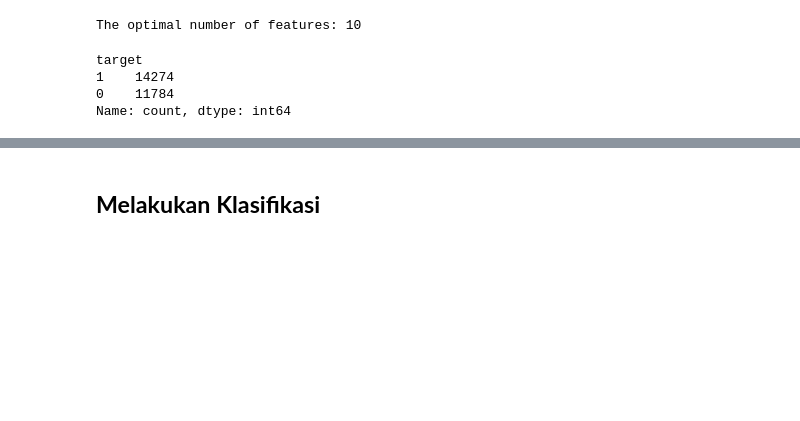
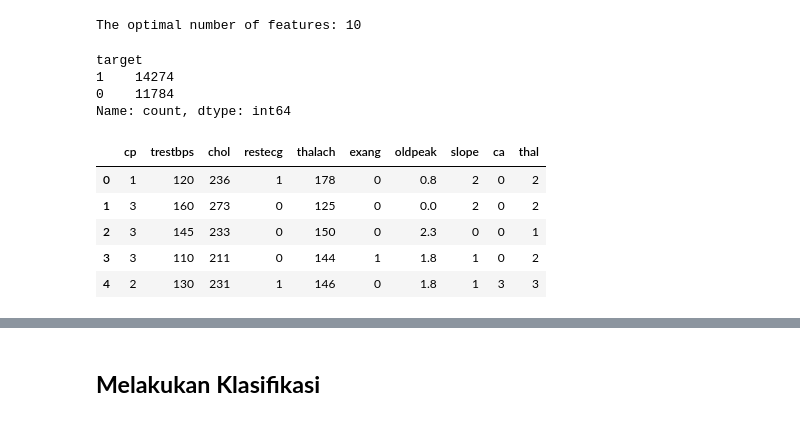
Before and after one commit to Hajranazbytama/tsdn24, a Jupyter notebook: Model_Prediction/hipertensi.ipynb, the cells around one changed output, grey strips where cells are left out. Saved outputs shown, nothing was run; the diff lists cells and outputs as text; code cells hidden in the pictures; blank space fills up the shorter version.

Commit message:
Menambahkan head Xtrain

```diff
--- a/Model_Prediction/hipertensi.ipynb
+++ b/Model_Prediction/hipertensi.ipynb
@@ -156,3 +156,12 @@ X_train, X_test, y_train, y_test = train_test_split(X_selected, y, test_size=0.2
 ##Mengatasi imbalance data
 smote = SMOTE(random_state=42)
 X_train, y_train = smote.fit_resample(X_train, y_train)
+# %%
+X_train.head()
+# %% [output]
+|  | cp | trestbps | chol | restecg | thalach | exang | oldpeak | slope | ca | thal |
+| 0 | 1 | 120 | 236 | 1 | 178 | 0 | 0.8 | 2 | 0 | 2 |
+| 1 | 3 | 160 | 273 | 0 | 125 | 0 | 0.0 | 2 | 0 | 2 |
+| 2 | 3 | 145 | 233 | 0 | 150 | 0 | 2.3 | 0 | 0 | 1 |
+| 3 | 3 | 110 | 211 | 0 | 144 | 1 | 1.8 | 1 | 0 | 2 |
+| 4 | 2 | 130 | 231 | 1 | 146 | 0 | 1.8 | 1 | 3 | 3 |
```
Also changed, not shown: parts of 2 cells of this notebook, 1 other file.
